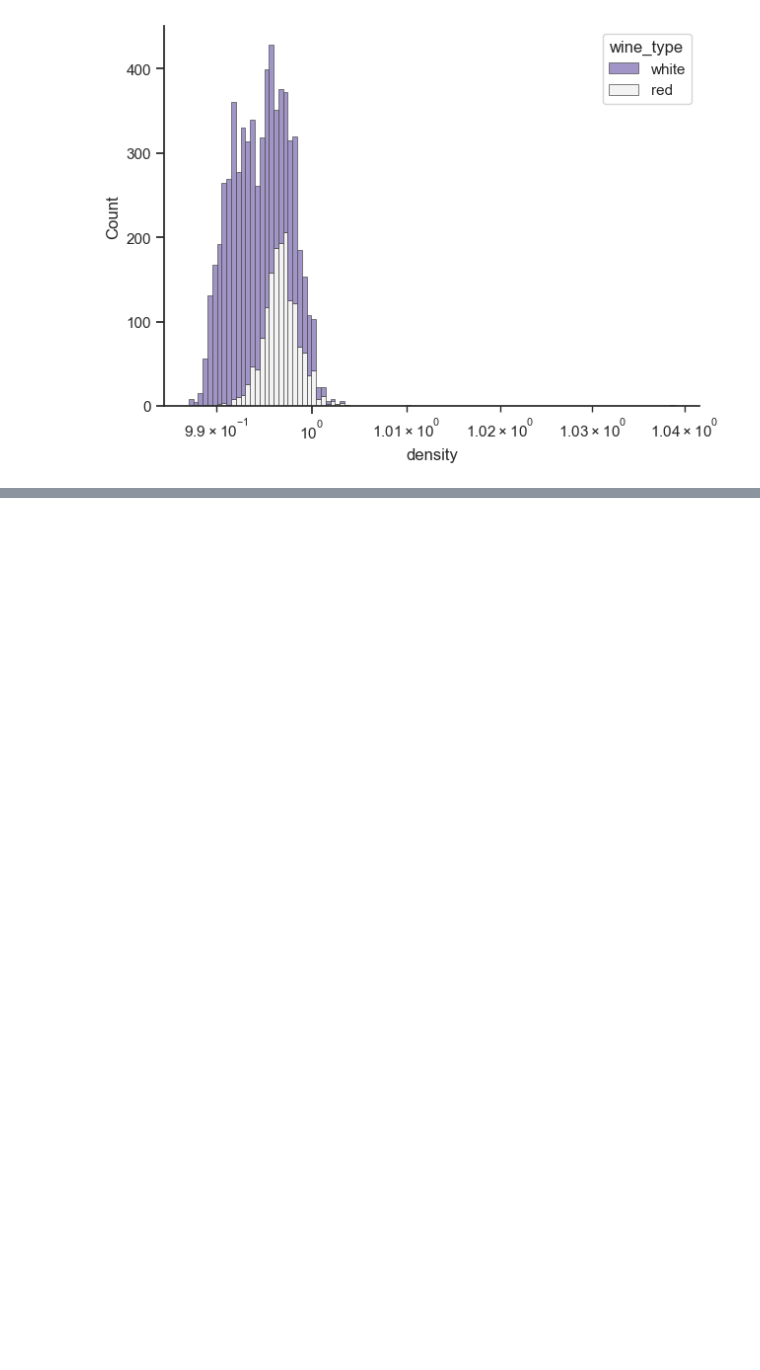
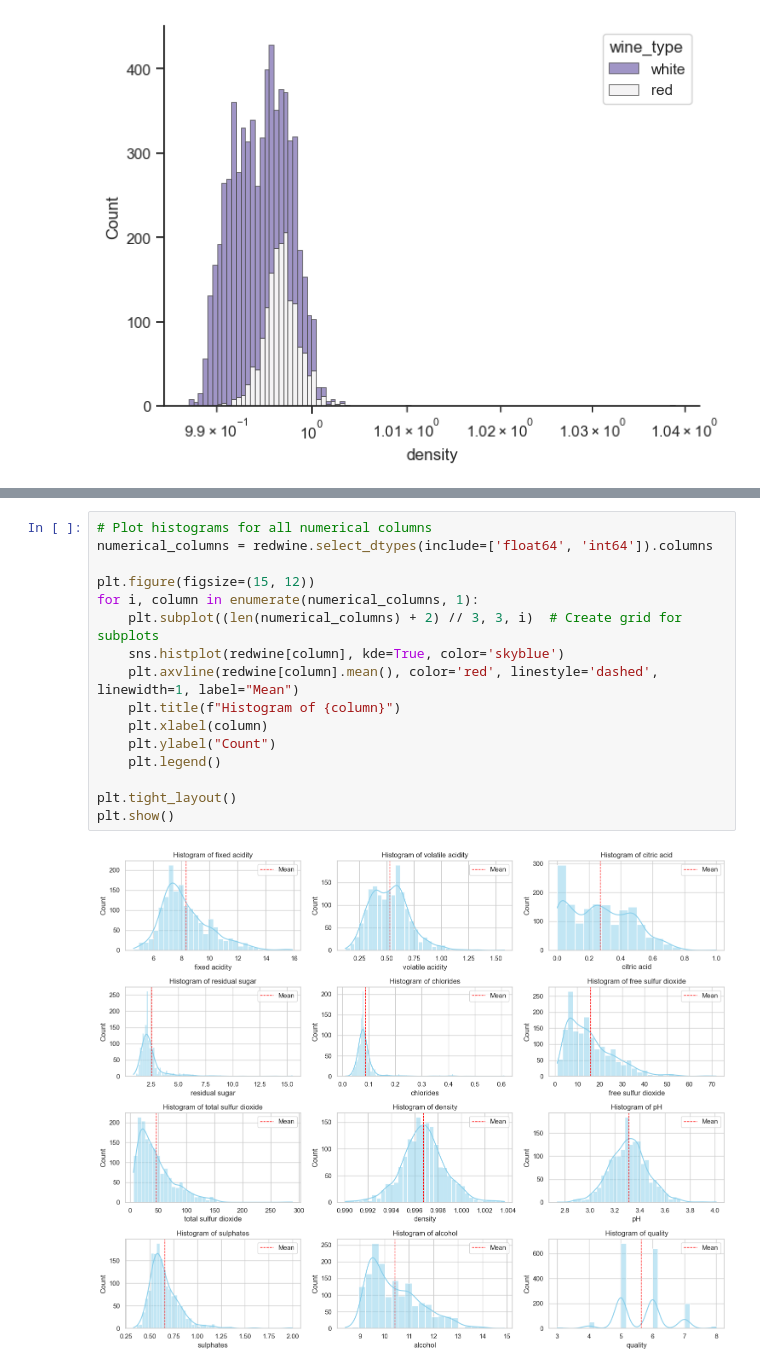
Before and after one commit to rakeshtparayil/BlueBerry-Winery, a Jupyter notebook: blueBerry_winery.ipynb, the cells around one changed output, grey strips where cells are left out. Drawn from its saved outputs; the diff is of its cells as text; blank space fills up the shorter version.

```diff
--- a/blueBerry_winery.ipynb
+++ b/blueBerry_winery.ipynb
@@ -559,0 +644,18 @@ sns.histplot(
+# %%
+# Plot histograms for all numerical columns
+numerical_columns = redwine.select_dtypes(include=['float64', 'int64']).columns
+
+plt.figure(figsize=(15, 12))
+for i, column in enumerate(numerical_columns, 1):
+    plt.subplot((len(numerical_columns) + 2) // 3, 3, i)  # Create grid for subplots
+    sns.histplot(redwine[column], kde=True, color='skyblue')
+    plt.axvline(redwine[column].mean(), color='red', linestyle='dashed', linewidth=1, label="Mean")
+    plt.title(f"Histogram of {column}")
+    plt.xlabel(column)
+    plt.ylabel("Count")
+    plt.legend()
+
+plt.tight_layout()
+plt.show()
+# %% [output]
+[figure, added]
```
Also changed, not shown: parts of 6 cells of this notebook.
